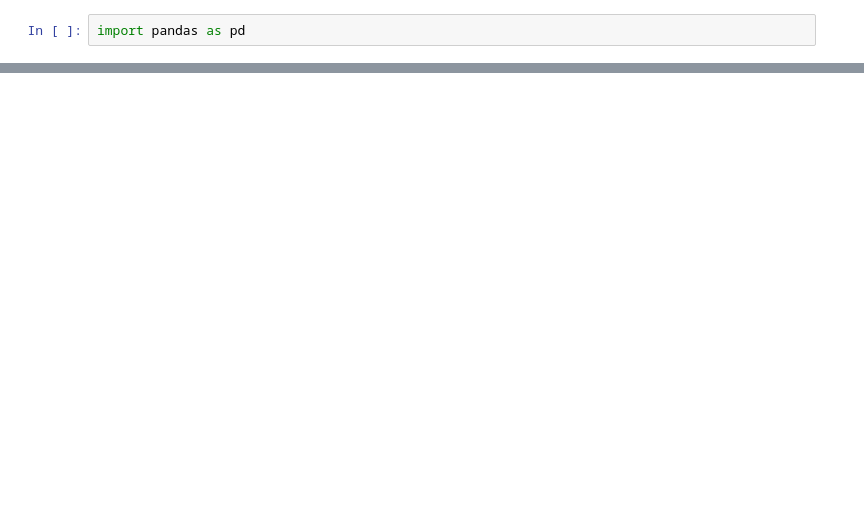
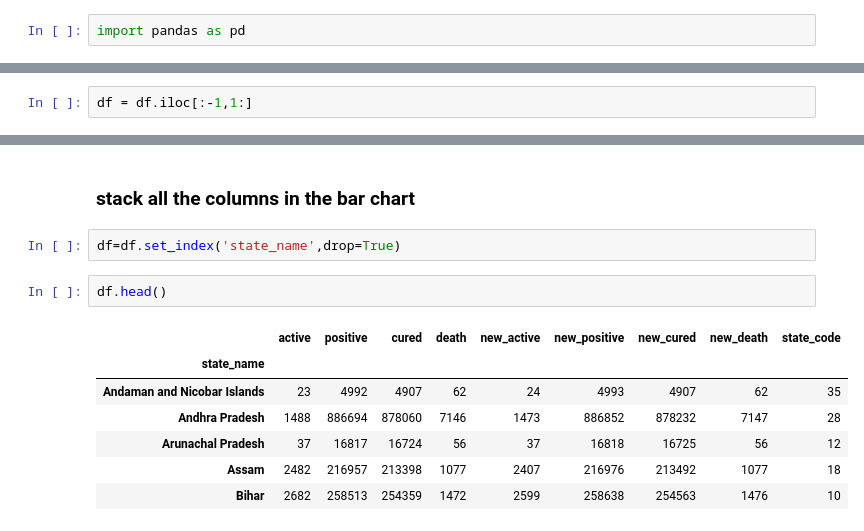
Before and after one commit to OvinduWijethunge/Corona-Virus-Live-Tracking-For-India, a Jupyter notebook: live_tracker.ipynb, the cells around one changed output, grey strips where cells are left out. Cells and saved outputs as stored; diff of their text form; blank space fills up the shorter version.

```diff
--- a/live_tracker.ipynb
+++ b/live_tracker.ipynb
@@ -21,3 +21,5 @@ df
 | 34 | 36 | Uttar Pradesh | 7528 | 598126 | 581993 | 8605 | 7330 | 598445 | 582506 | ... |
 | 35 | 37 | West Bengal | 6470 | 567304 | 550737 | 10097 | 6396 | 567714 | 551211 | ... |
 | 36 | 11111 |  | 185662 | 10639684 | 10300838 | 153184 | 184408 | 10654533 | 10316786 | ... |
+# %%
+df = df.iloc[:-1,1:]
@@ -23,0 +89,14 @@ df
+# %% [markdown]
+### stack all the columns in the bar chart
+# %%
+df=df.set_index('state_name',drop=True)
+# %%
+df.head()
+# %% [output]
+|  | active | positive | cured | death | new_active | new_positive | new_cured | new_death | state_code |
+| state_name |  |  |  |  |  |  |  |  |  |
+| Andaman and Nicobar Islands | 23 | 4992 | 4907 | 62 | 24 | 4993 | 4907 | 62 | 35 |
+| Andhra Pradesh | 1488 | 886694 | 878060 | 7146 | 1473 | 886852 | 878232 | 7147 | 28 |
+| Arunachal Pradesh | 37 | 16817 | 16724 | 56 | 37 | 16818 | 16725 | 56 | 12 |
+| Assam | 2482 | 216957 | 213398 | 1077 | 2407 | 216976 | 213492 | 1077 | 18 |
+| Bihar | 2682 | 258513 | 254359 | 1472 | 2599 | 258638 | 254563 | 1476 | 10 |
```
Also changed, not shown: parts of 12 cells of this notebook.
